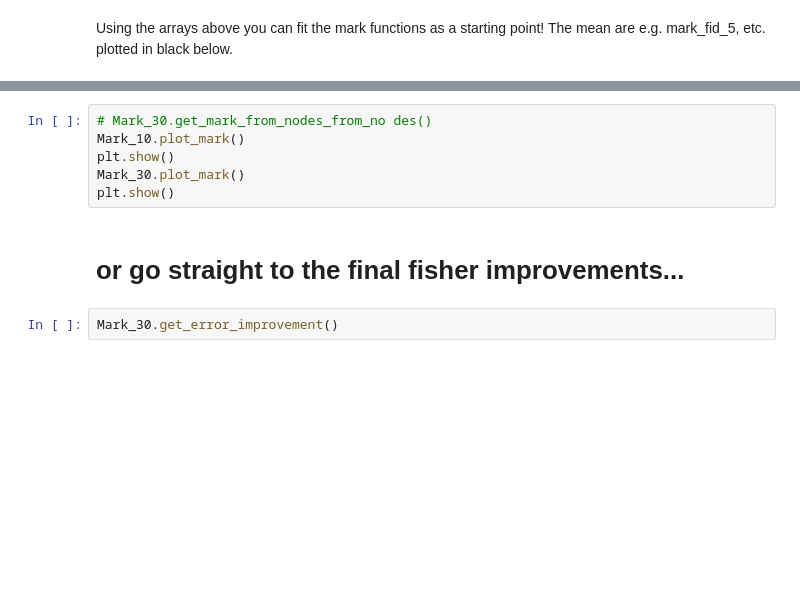
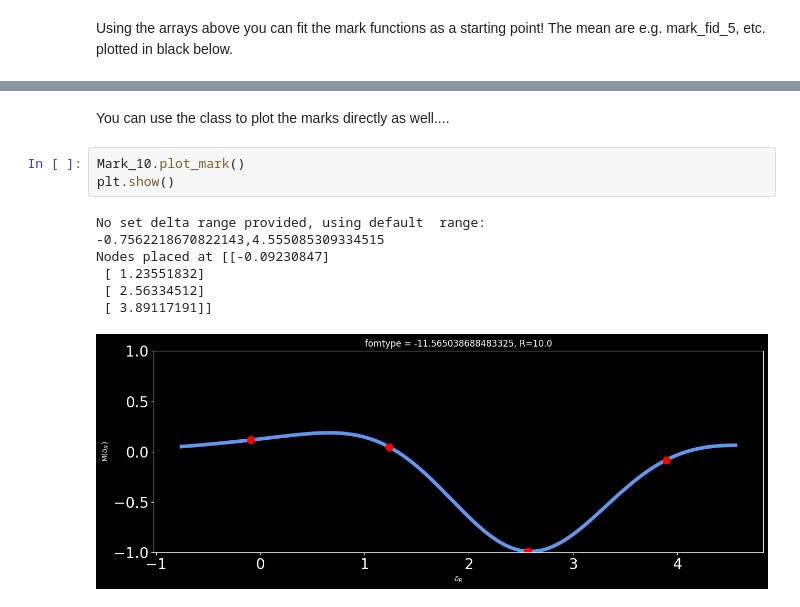
Before and after one commit to jess-cow/Marked_Pk, a Jupyter notebook: Example_Notebook.ipynb, the cells around one changed output, grey strips where cells are left out. Saved outputs shown, nothing was run; the diff lists cells and outputs as text; blank space fills up the shorter version.

```diff
--- a/Example_Notebook.ipynb
+++ b/Example_Notebook.ipynb
@@ -158,10 +192,12 @@ you can also plot this way...
+# %% [markdown]
+You can use the class to plot the marks directly as well....
 # %%
-# Mark_30.get_mark_from_nodes_from_no des()
 Mark_10.plot_mark()
 plt.show()
-Mark_30.plot_mark()
-plt.show()
+# %% [output]
+No set delta range provided, using default  range:  -0.7562218670822143,4.555085309334515
+Nodes placed at [[-0.09230847]
+ [ 1.23551832]
+ [ 2.56334512]
+ [ 3.89117191]]
+[figure, added]
-# %% [markdown]
-# or go straight to the final fisher improvements...
-# %%
-Mark_30.get_error_improvement()
```
Also changed, not shown: parts of 17 cells of this notebook, 2 other files.
